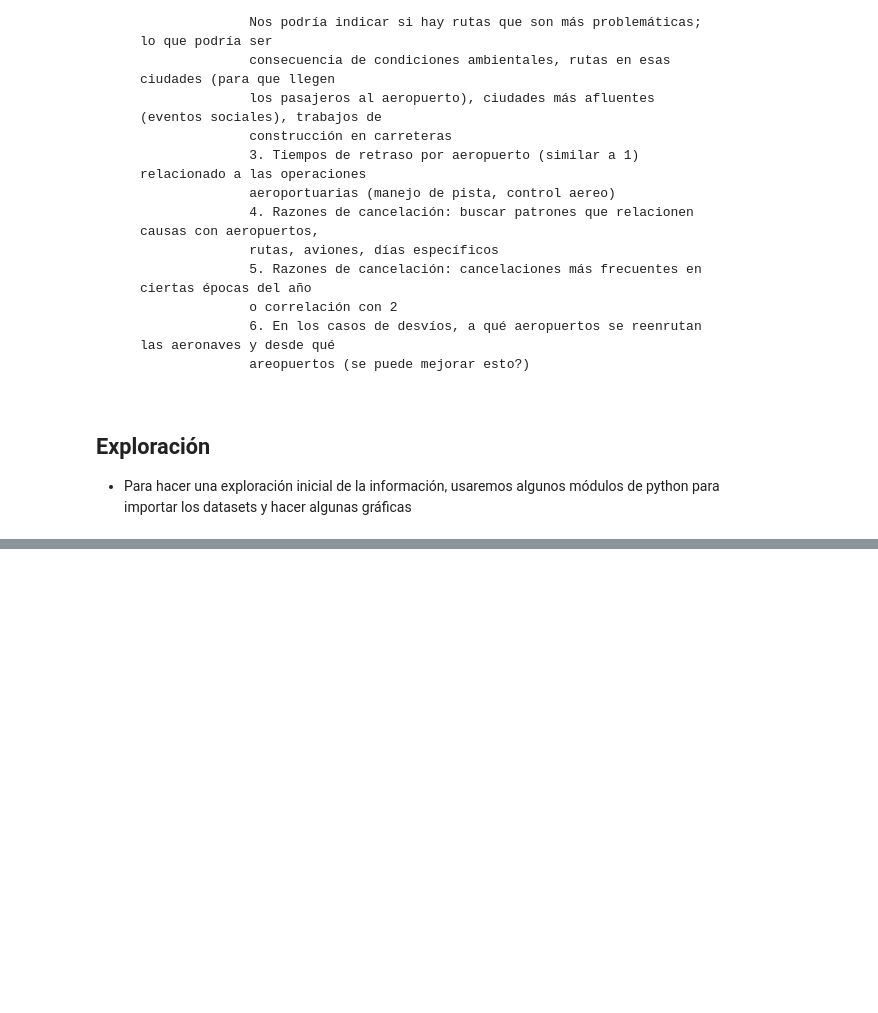
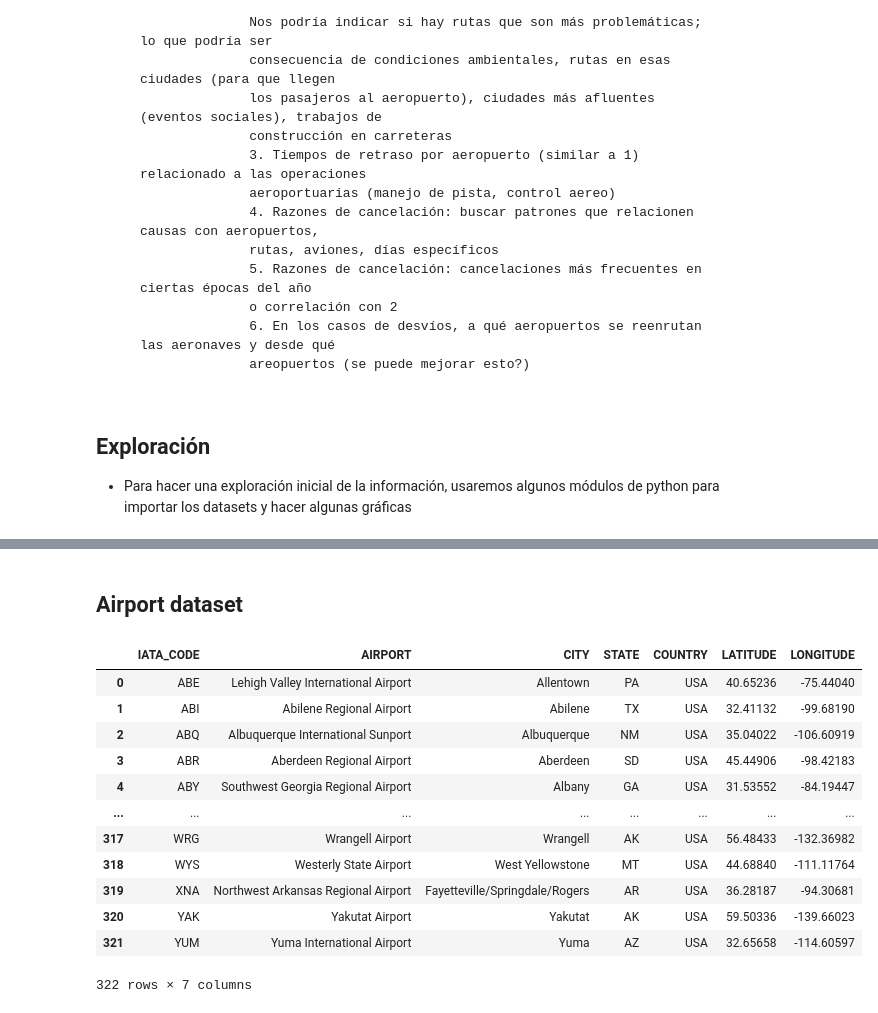
Before and after one commit to i0nathan/unaqds, a Jupyter notebook: flight_delay_prediction.ipynb, the cells around one changed output, grey strips where cells are left out. Cells and saved outputs as stored; diff of their text form; code cells hidden in the pictures; blank space fills up the shorter version.

```diff
--- a/flight_delay_prediction.ipynb
+++ b/flight_delay_prediction.ipynb
@@ -56,0 +83,18 @@ ModuleNotFoundError: No module named 'pandas'
+# %% [markdown]
+## Airport dataset
+# %%
+airport_df
+# %% [output]
+|  | IATA_CODE | AIRPORT | CITY | STATE | COUNTRY | LATITUDE | LONGITUDE |
+| 0 | ABE | Lehigh Valley International Airport | Allentown | PA | USA | 40.65236 | -75.44040 |
+| 1 | ABI | Abilene Regional Airport | Abilene | TX | USA | 32.41132 | -99.68190 |
+| 2 | ABQ | Albuquerque International Sunport | Albuquerque | NM | USA | 35.04022 | -106.60919 |
+| 3 | ABR | Aberdeen Regional Airport | Aberdeen | SD | USA | 45.44906 | -98.42183 |
+| 4 | ABY | Southwest Georgia Regional Airport | Albany | GA | USA | 31.53552 | -84.19447 |
+| ... | ... | ... | ... | ... | ... | ... | ... |
+| 317 | WRG | Wrangell Airport | Wrangell | AK | USA | 56.48433 | -132.36982 |
+| 318 | WYS | Westerly State Airport | West Yellowstone | MT | USA | 44.68840 | -111.11764 |
+| 319 | XNA | Northwest Arkansas Regional Airport | Fayetteville/Springdale/Rogers | AR | USA | 36.28187 | -94.30681 |
+| 320 | YAK | Yakutat Airport | Yakutat | AK | USA | 59.50336 | -139.66023 |
+| 321 | YUM | Yuma International Airport | Yuma | AZ | USA | 32.65658 | -114.60597 |
+322 rows × 7 columns
```
Also changed, not shown: parts of 15 cells of this notebook, 1 other file.
